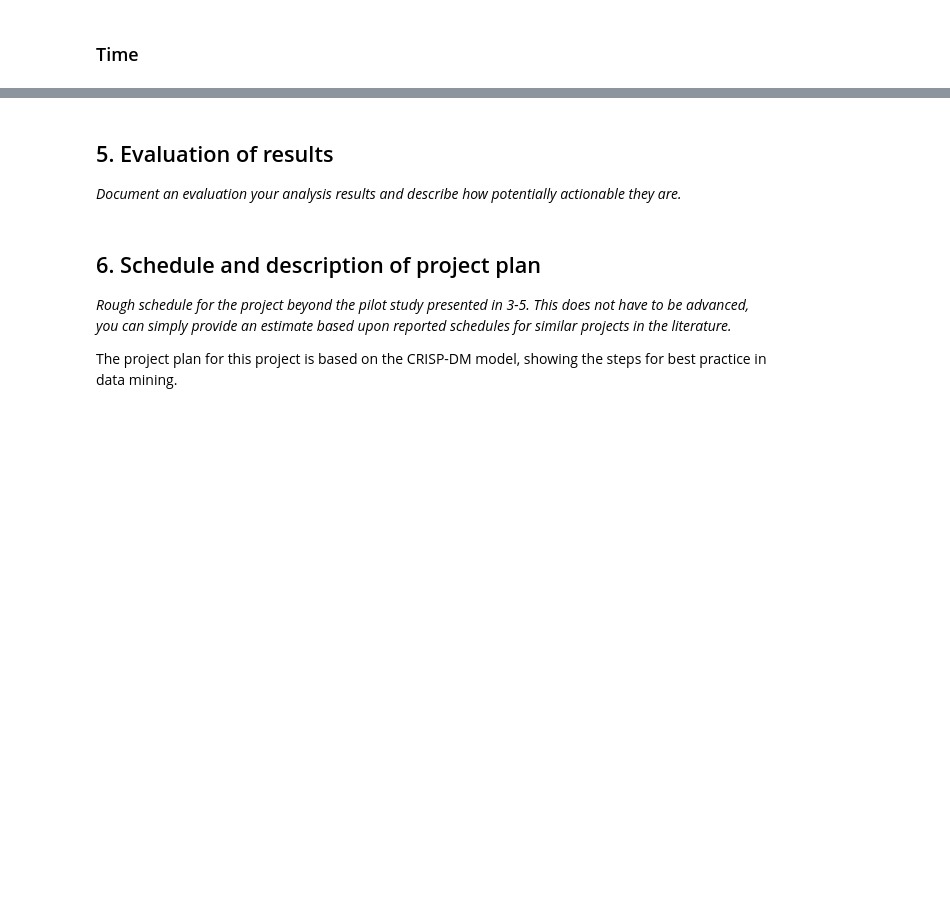
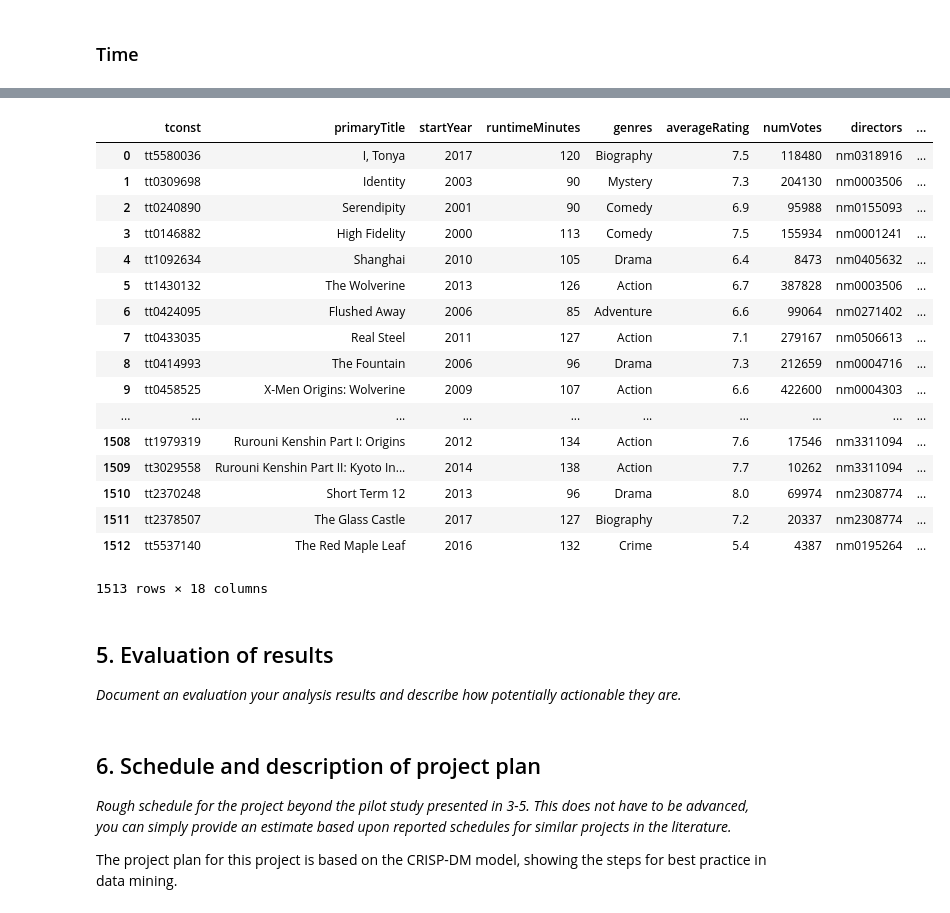
Before and after one commit to philipohlund/2IS063_project, a Jupyter notebook: Data Mining Project.ipynb, the cells around one changed output, grey strips where cells are left out. Drawn from its saved outputs; the diff is of its cells as text; code cells hidden in the pictures; blank space fills up the shorter version.

Commit message:
Trying to join directors, writers and actors with movies. Not working yet

```diff
--- a/Data Mining Project.ipynb
+++ b/Data Mining Project.ipynb
@@ -274,6 +659,6 @@ directors
 # %%
 for i, row in directors.iterrows():
-    directors.at[i, 'SuccessRate'] = directors.at[i, 'SuccessfullMovies'] / directors.at[i, 'Movies']
+    directors.at[i, 'successRate'] = directors.at[i, 'successfullMovies'] / directors.at[i, 'movies']
 
-directors = directors[directors.Movies >= 3]
-directors.sort_values(by='SuccessRate', ascending=0)
+directors = directors[directors.movies >= 3]
+directors.sort_values(by='successRate', ascending=0)
@@ -282,5 +686,5 @@ directors.sort_values(by='SuccessRate', ascending=0)
 # %%
 writers = collections.Counter(movies_ratings_crew_actors["writers"]).most_common()
 writers = pd.DataFrame(list(writers))
-writers.columns = ["nconst", "Movies"]
+writers.columns = ["nconst", "movies"]
 writers
@@ -287,6 +710,6 @@ writers
 # %%
 successfull_writers = successfull_movies['writers']
 successfull_writers = successfull_writers.value_counts().reset_index()
-successfull_writers.columns = ['nconst', 'SuccessfullMovies']
+successfull_writers.columns = ['nconst', 'successfullMovies']
 writers = pd.merge(writers, successfull_writers, on='nconst')
 writers
@@ -293,6 +735,6 @@ writers
 # %%
 for i, row in writers.iterrows():
-    writers.at[i, 'SuccessRate'] = writers.at[i, 'SuccessfullMovies'] / writers.at[i, 'Movies']
+    writers.at[i, 'successRate'] = writers.at[i, 'successfullMovies'] / writers.at[i, 'movies']
 
-writers = writers[writers.Movies >= 3]
-writers.sort_values(by='SuccessRate', ascending=0)
+writers = writers[writers.movies >= 3]
+writers.sort_values(by='successRate', ascending=0)
@@ -303 +778,30 @@ movies_ratings_crew_actors.plot.scatter(x='runtimeMinutes', y='averageRating')
+# %%
+df = pd.merge(movies_ratings_crew_actors, directors[['nconst', 'successRate']], left_on='directors', right_on='nconst')
+df = df.rename(columns={'successRate': 'directorRate'})
+
+df = pd.merge(df, writers[['nconst', 'successRate']], left_on='writers', right_on='nconst')
+df = df.rename(columns={'successRate': 'writerRate'})
+
+df = pd.merge(df, actors[['nconst', 'successRate']], left_on='actor1', right_on='nconst')
+df = df.rename(columns={'successRate': 'actor1Rate'})
+df
+# %% [output]
+|  | tconst | primaryTitle | startYear | runtimeMinutes | genres | averageRating | numVotes | directors | ... |
+| 0 | tt5580036 | I, Tonya | 2017 | 120 | Biography | 7.5 | 118480 | nm0318916 | ... |
+| 1 | tt0309698 | Identity | 2003 | 90 | Mystery | 7.3 | 204130 | nm0003506 | ... |
+| 2 | tt0240890 | Serendipity | 2001 | 90 | Comedy | 6.9 | 95988 | nm0155093 | ... |
+| 3 | tt0146882 | High Fidelity | 2000 | 113 | Comedy | 7.5 | 155934 | nm0001241 | ... |
+| 4 | tt1092634 | Shanghai | 2010 | 105 | Drama | 6.4 | 8473 | nm0405632 | ... |
+| 5 | tt1430132 | The Wolverine | 2013 | 126 | Action | 6.7 | 387828 | nm0003506 | ... |
+| 6 | tt0424095 | Flushed Away | 2006 | 85 | Adventure | 6.6 | 99064 | nm0271402 | ... |
+| 7 | tt0433035 | Real Steel | 2011 | 127 | Action | 7.1 | 279167 | nm0506613 | ... |
+| 8 | tt0414993 | The Fountain | 2006 | 96 | Drama | 7.3 | 212659 | nm0004716 | ... |
+| 9 | tt0458525 | X-Men Origins: Wolverine | 2009 | 107 | Action | 6.6 | 422600 | nm0004303 | ... |
+| ... | ... | ... | ... | ... | ... | ... | ... | ... | ... |
+| 1508 | tt1979319 | Rurouni Kenshin Part I: Origins | 2012 | 134 | Action | 7.6 | 17546 | nm3311094 | ... |
+| 1509 | tt3029558 | Rurouni Kenshin Part II: Kyoto In... | 2014 | 138 | Action | 7.7 | 10262 | nm3311094 | ... |
+| 1510 | tt2370248 | Short Term 12 | 2013 | 96 | Drama | 8.0 | 69974 | nm2308774 | ... |
+| 1511 | tt2378507 | The Glass Castle | 2017 | 127 | Biography | 7.2 | 20337 | nm2308774 | ... |
+| 1512 | tt5537140 | The Red Maple Leaf | 2016 | 132 | Crime | 5.4 | 4387 | nm0195264 | ... |
+1513 rows × 18 columns
 # %% [markdown]
```
Also changed, not shown: parts of 29 cells of this notebook.
